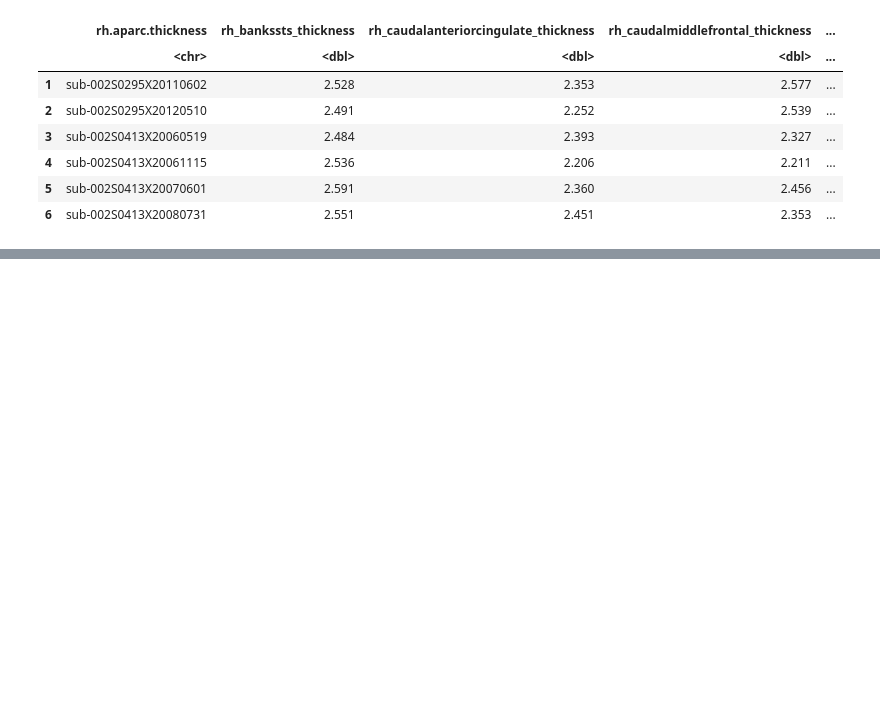
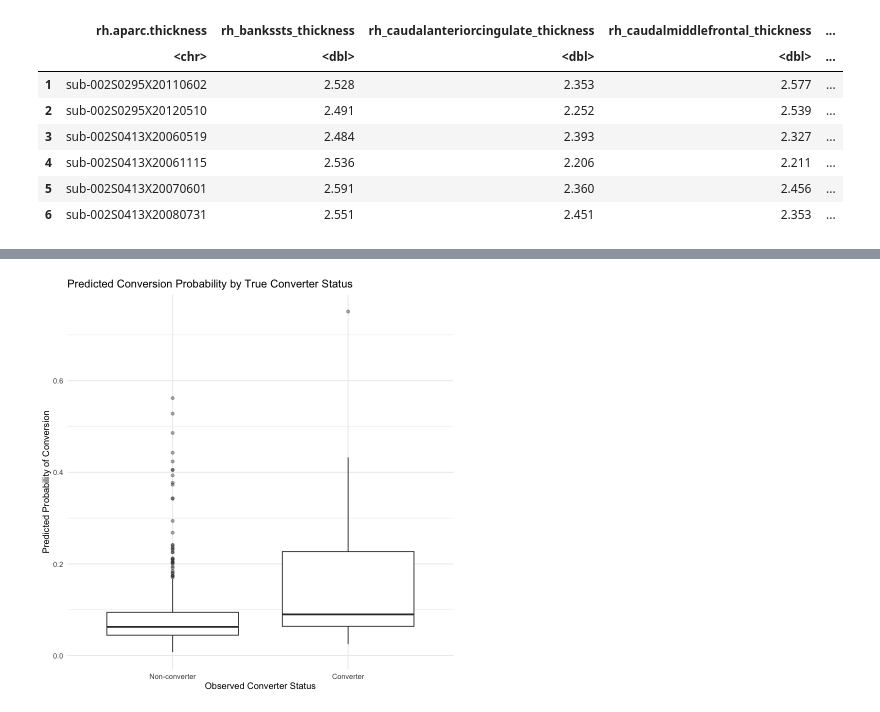
Before and after one commit to ACastellana0629/AD_onboarding, a Jupyter notebook: R_analysis/Analysis.ipynb, the cells around one changed output, grey strips where cells are left out. Saved outputs shown, nothing was run; the diff lists cells and outputs as text; code cells hidden in the pictures; blank space fills up the shorter version.

```diff
--- a/R_analysis/Analysis.ipynb
+++ b/R_analysis/Analysis.ipynb
@@ -44,0 +1704,22 @@ A data.frame: 6 × 38
+# %%
+# ============================================================
+# Step 17: Predicted probabilities from simplified model
+# ============================================================
+
+converter_model_data <- converter_model_data %>%
+  mutate(
+    pred_prob_ent = predict(converter_glm_ent, type = "response")
+  )
+
+# Summary of predicted probabilities by true class
+converter_model_data %>%
+  group_by(converter_binary) %>%
+  summarise(
+    n = n(),
+    mean_pred_prob = mean(pred_prob_ent),
+    median_pred_prob = median(pred_prob_ent),
+    sd_pred_prob = sd(pred_prob_ent),
+    min_pred_prob = min(pred_prob_ent),
+    max_pred_prob = max(pred_prob_ent),
+    .groups = "drop"
+  )
@@ -44,0 +1732,15 @@ A data.frame: 6 × 38
+# %%
+# ============================================================
+# Step 17b: Plot predicted probabilities by true converter status
+# ============================================================
+
+ggplot(converter_model_data, aes(x = converter_binary, y = pred_prob_ent)) +
+  geom_boxplot(outlier.alpha = 0.4) +
+  labs(
+    title = "Predicted Conversion Probability by True Converter Status",
+    x = "Observed Converter Status",
+    y = "Predicted Probability of Conversion"
+  ) +
+  theme_minimal()
+# %% [output]
+[figure, added]
```
Also changed, not shown: parts of 58 cells of this notebook.
